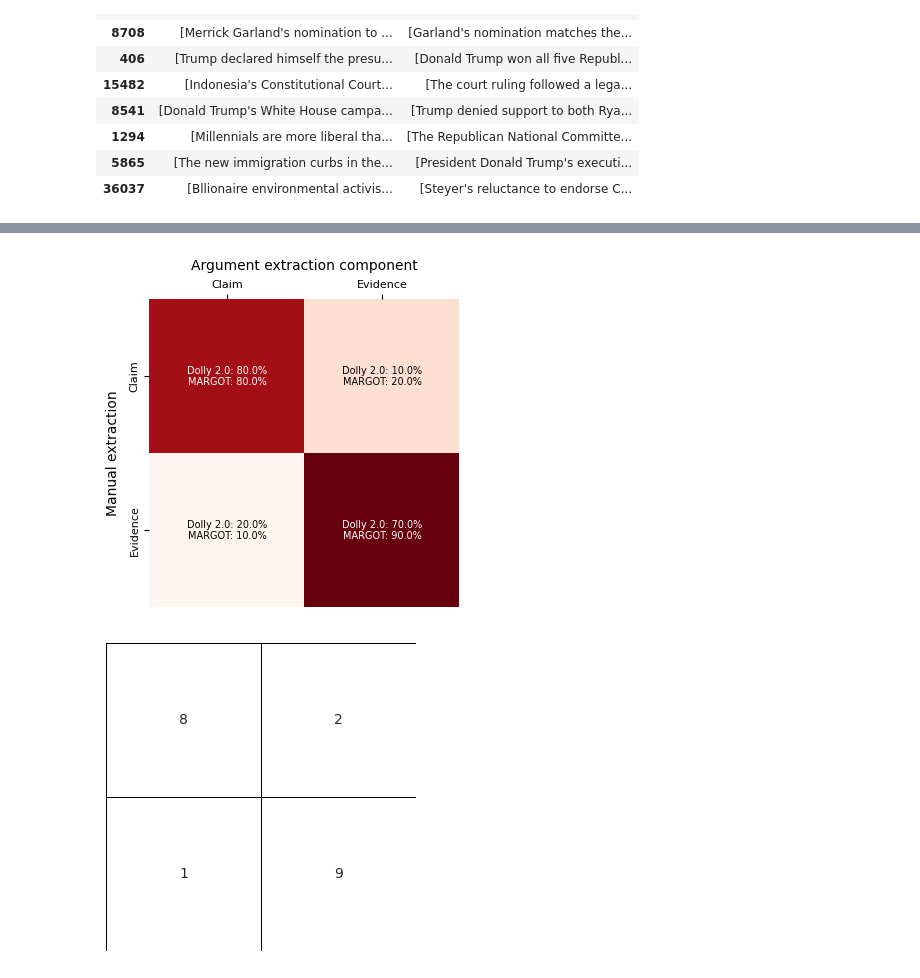
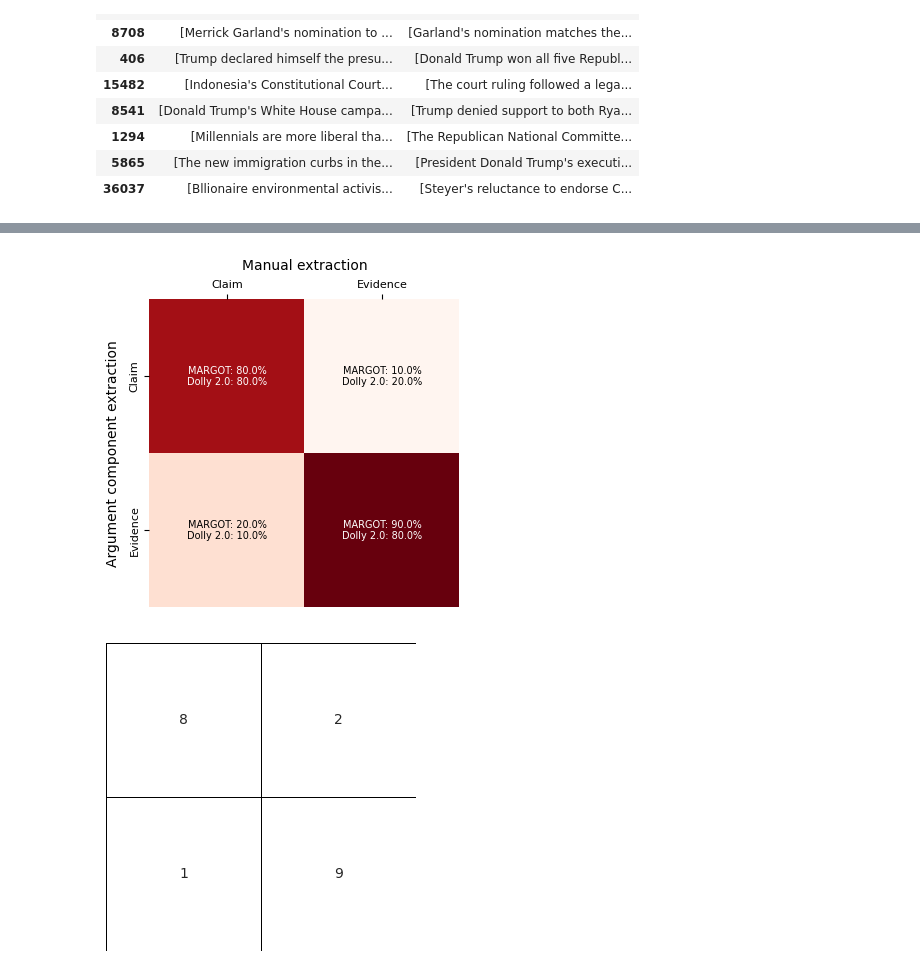
Before and after one commit to himayla/fake_news, a Jupyter notebook: evaluation/evaluation_am.ipynb, the cells around one changed output, grey strips where cells are left out. Cells and saved outputs as stored; diff of their text form; code cells hidden in the pictures.

```diff
--- a/evaluation/evaluation_am.ipynb
+++ b/evaluation/evaluation_am.ipynb
@@ -65,12 +65,3 @@ display(final_df_annotations[final_df_annotations.index == temp.iloc[1].name])
 |  | text | claim_margot | evidence_margot | claim_dolly | evidence_dolly | dataset_dolly | label_dolly |
 | ID |  |  |  |  |  |  |  |
 | 12658 | even after obamacare is fully imp... | the hardline has given democrats ... | washington in an awkward meeting ... | "The main claim is based on the f... | "The author argues that the stati... | liar | REAL |
-# %%
-# Find shortest for example in thesis
-for i in sample.columns:
-    temp = 0
-    for j in sample[i].values:
-        temp += len(j)
-    print(temp)
-
-# Conclusion, the shortest example is at index 1.
@@ -150,8 +96,0 @@ sample.head(10)
-# %%
-annotations = pd.concat([sample, manual_anotations], axis=1).drop('text', axis=1)
-
-for i in annotations:
-    print(i)
-    print()
-    print(annotations[i].values)
-    print()
@@ -276,13 +97,13 @@ Text(0.5, 23.52222222222222, 'Dolly extraction')
 # %%
 matrix_margot = np.array([
-    [8, 2],
-    [1, 9]
+    [8, 1],
+    [2, 9]
 ])
 
 # Results Dolly
 matrix_dolly = np.array([
-    [8, 1],
-    [2, 7]
+    [8, 2],
+    [1, 8]
 ])
 
 matrix_dolly = matrix_dolly / 10 * 100
@@ -290,39 +111,38 @@ matrix_margot = matrix_margot / 10 * 100
 # %%
 labels = ['Claim', 'Evidence']
 
 fig = plt.figure(figsize=(4, 4))
 
 ax = sns.heatmap(matrix_margot,
             annot=False,
-            cmap='Reds',
+            cmap="Reds",
             cbar=False)
 
 ax.set_xticklabels(labels, fontsize=8)
 ax.xaxis.tick_top()
 ax.yaxis.tick_left()
 ax.set_yticklabels(labels, fontsize=8)
 
+
 text_colors = [['white' if (i == 0 and j == 0) or (i == len(labels) - 1 and j == len(labels) - 1) else 'black'
                 for j in range(len(labels))] for i in range(len(labels))]
 
 for i in range(len(labels)):
     for j in range(len(labels)):
-        lab = f'Dolly 2.0: {matrix_dolly[i, j]}%\nMARGOT: {matrix_margot[i, j]}%'
-        ax.text(j + 0.5, i + 0.5, lab,
-                ha='center', va='center', color=text_colors[i][j], fontsize=7)
+        lab = f'MARGOT: {matrix_margot[i, j]}%\nDolly 2.0: {matrix_dolly[i, j]}%'
+        ax.text(j + 0.5, i + 0.5, lab,ha='center', va='center', color=text_colors[i][j], fontsize=7)
 
-ax.set_xlabel("Argument extraction component", fontsize=10)
-ax.set_ylabel("Manual extraction", fontsize=10)
+ax.set_xlabel("Manual extraction", fontsize=10)
+ax.set_ylabel("Argument component extraction", fontsize=10)
 ax.xaxis.set_label_position('top')
 ax.xaxis.labelpad = 7
 ax.yaxis.labelpad = 7
 
-
 fig.add_axes(ax)
 
 fig.savefig('confusion.png')
 # %% [output]
-[figure, old version]
+[figure, new version]
 # %%
 import matplotlib.cm as cm
 
```
Also changed, not shown: parts of 10 cells of this notebook, 7 other files.
